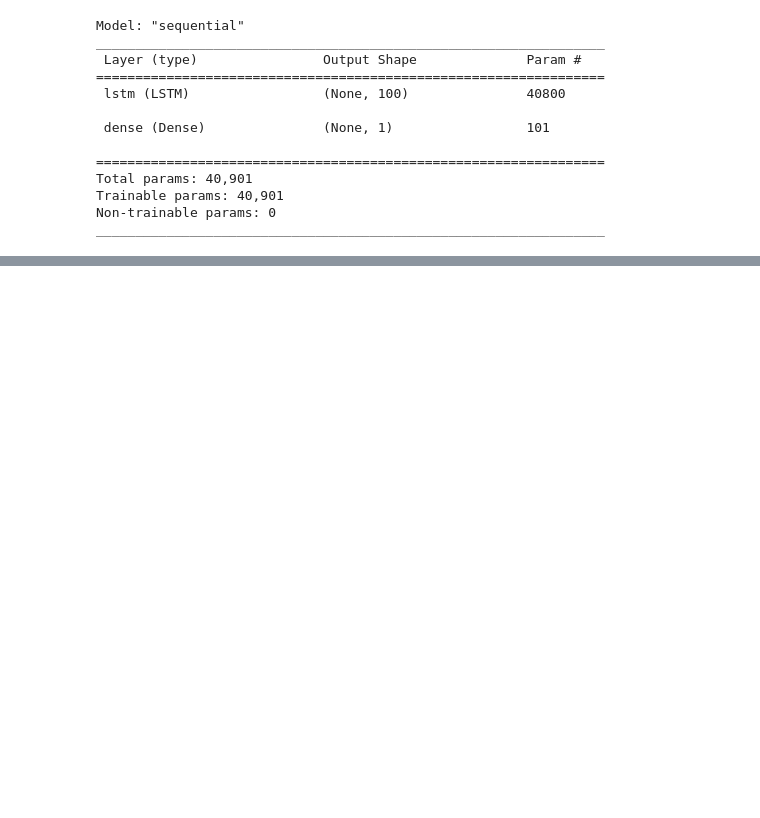
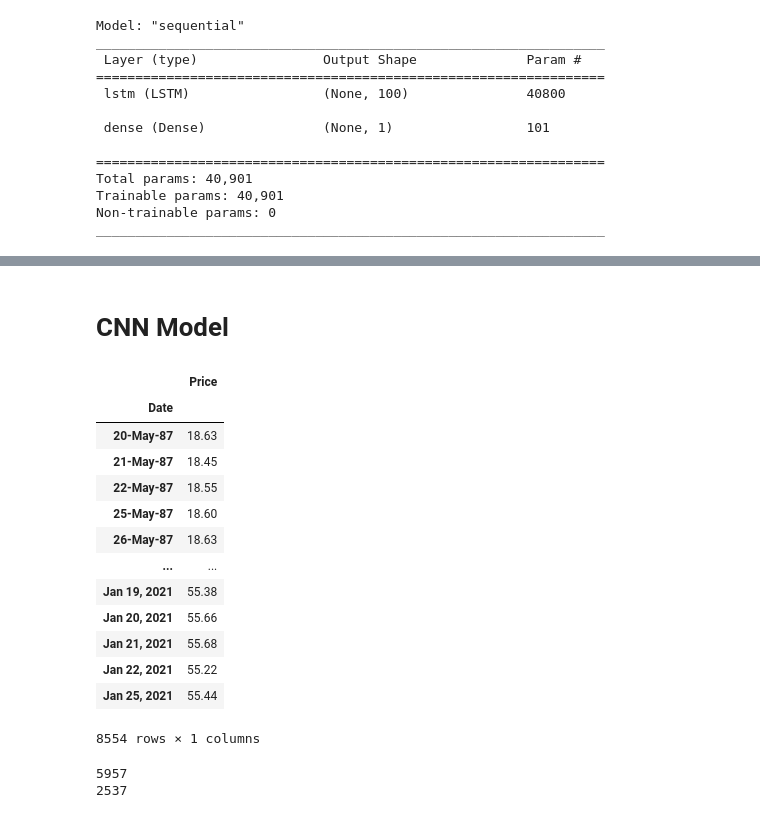
Before and after one commit to hritik-hk/NaturalGasPrice_Prediction-Coding_Nhi_Aati, a Jupyter notebook: Base Model.ipynb, the cells around one changed output, grey strips where cells are left out. Drawn from its saved outputs; the diff is of its cells as text; code cells hidden in the pictures; blank space fills up the shorter version.

```diff
--- a/Base Model.ipynb
+++ b/Base Model.ipynb
@@ -123,0 +130,19 @@ plt.show()
+# %% [markdown]
+# CNN Model
+# %%
+data.copy()
+# %% [output]
+|  | Price |
+| Date |  |
+| 20-May-87 | 18.63 |
+| 21-May-87 | 18.45 |
+| 22-May-87 | 18.55 |
+| 25-May-87 | 18.60 |
+| 26-May-87 | 18.63 |
+| ... | ... |
+| Jan 19, 2021 | 55.38 |
+| Jan 20, 2021 | 55.66 |
+| Jan 21, 2021 | 55.68 |
+| Jan 22, 2021 | 55.22 |
+| Jan 25, 2021 | 55.44 |
+8554 rows × 1 columns
@@ -123,0 +158,6 @@ plt.show()
+# %%
+X_train, y_train = create_dataset_CNN(train)
+X_test, y_test = create_dataset_CNN(test)
+# %% [output]
+5957
+2537
```
Also changed, not shown: parts of 9 cells of this notebook.
